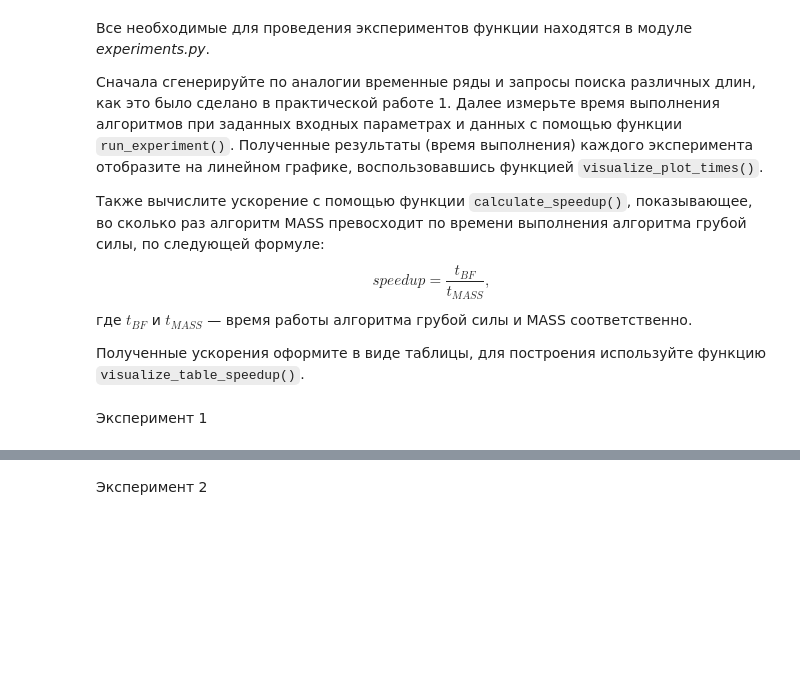
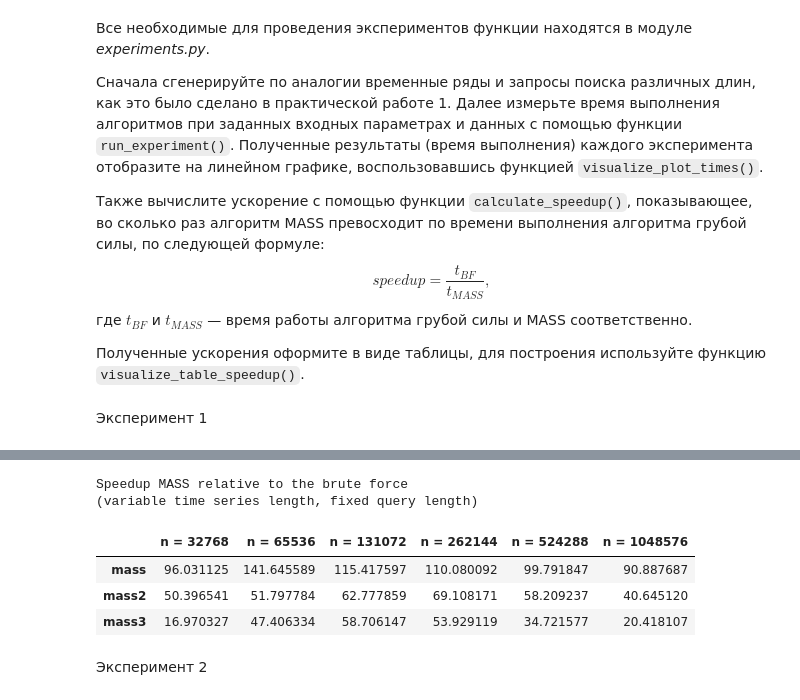
Before and after one commit to evgenkot/2025-Raschupkin-TimeSeriesCourse, a Jupyter notebook: practice/02 Similarity search/02 Similarity search.ipynb, the cells around one changed output, grey strips where cells are left out. Drawn from its saved outputs; the diff is of its cells as text; code cells hidden in the pictures; blank space fills up the shorter version.

Commit message:
task 2 2

```diff
--- a/practice/02 Similarity search/02 Similarity search.ipynb
+++ b/practice/02 Similarity search/02 Similarity search.ipynb
@@ -203,9 +231,19 @@ exp1_data = {
     'query': {str(m): []}
 }
 
-task = 'distance_profile'
+for sm1_n in n_list:
+    ts_array = np.random.rand(sm1_n)
+    query_array = np.random.rand(m)
+    exp1_data['ts'][str(sm1_n)] = ts_array
+    exp1_data['query'][str(m)] = query_array  # same query for all n
 
-# generate set of time series and query
-# run experiments for measurement of algorithm runtimes
 
-# INSERT YOUR CODE
+sm1_exp_results = {}
+for sm_algorithm in algorithms:
+    sm1_exp_results[sm_algorithm] = run_experiment(
+        algorithm=sm_algorithm,
+        task='distance_profile',
+        data=exp1_data,
+        exp_params=exp1_params,
+        alg_params=algorithms_params[sm_algorithm],
+    )
@@ -217,10 +254,24 @@ comparison_param = np.array(algorithms)
 # %%
-# visualize table with speedup
-tab_index = algorithms[1:]
-tab_columns = [f"n = {n}" for n in n_list]
-tab_title = "Speedup MASS relative to the brute force <br> (variable time series length, fixed query length)"
+sm1_t_bf = sm1_exp_results['brute_force']
 
-# INSERT YOUR CODE
+sm1_tab_index = algorithms[1:]
+sm1_tab_columns = [f"n = {sm1_n}" for sm1_n in n_list]
+sm1_tab_title = "Speedup MASS relative to the brute force <br> (variable time series length, fixed query length)"
+
+sm1_speedups = []
+for sm_alghorithm in algorithms[1:]:
+    sm1_t_mass = sm1_exp_results[sm_alghorithm]
+    sm1_sp = calculate_speedup(sm1_t_bf, sm1_t_mass)
+    sm1_speedups.append(sm1_sp)
+
+visualize_table_speedup(np.array(sm1_speedups), sm1_tab_index, sm1_tab_columns, sm1_tab_title)
+# %% [output]
+Speedup MASS relative to the brute force
+(variable time series length, fixed query length)
+|  | n = 32768 | n = 65536 | n = 131072 | n = 262144 | n = 524288 | n = 1048576 |
+| mass | 96.031125 | 141.645589 | 115.417597 | 110.080092 | 99.791847 | 90.887687 |
+| mass2 | 50.396541 | 51.797784 | 62.777859 | 69.108171 | 58.209237 | 40.645120 |
+| mass3 | 16.970327 | 47.406334 | 58.706147 | 53.929119 | 34.721577 | 20.418107 |
 # %% [markdown]
 Эксперимент 2
 # %%
```
Also changed, not shown: parts of 25 cells of this notebook.
